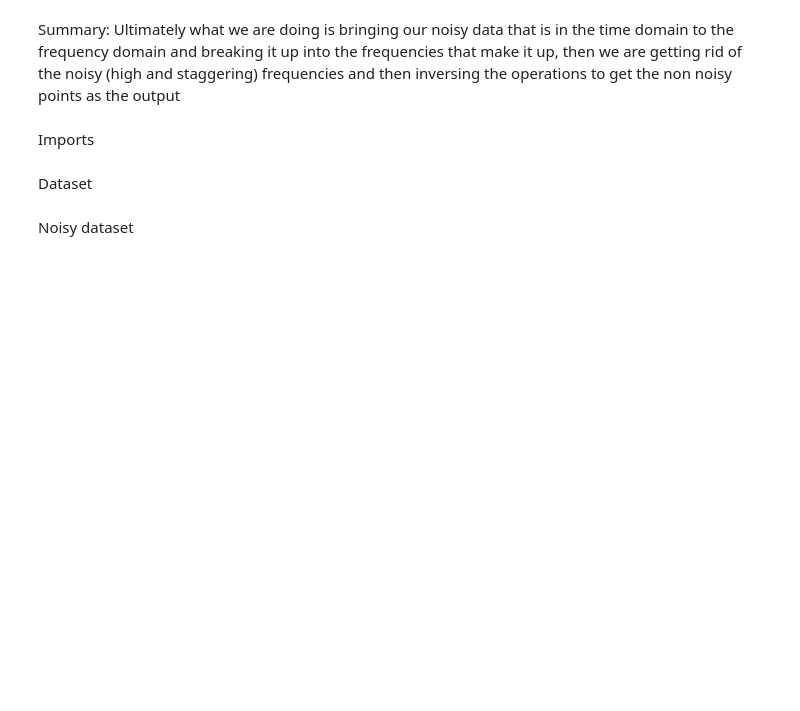
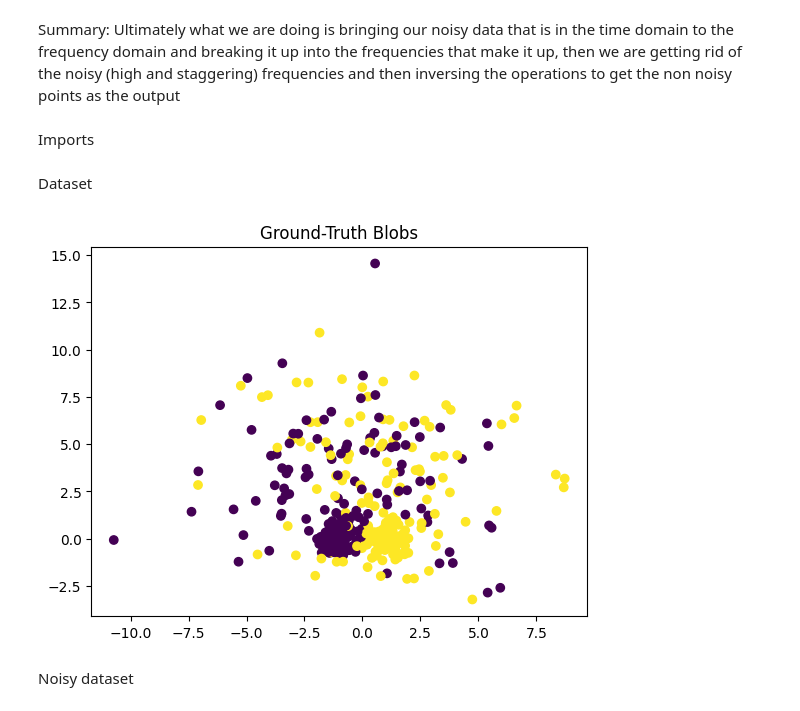
Before and after one commit to RobinB1lo/New-HDBSCAN, a Jupyter notebook: trials/deconvolutionKDE.ipynb, the cells around one changed output. Saved outputs shown, nothing was run; the diff lists cells and outputs as text; code cells hidden in the pictures; blank space fills up the shorter version.

```diff
--- a/trials/deconvolutionKDE.ipynb
+++ b/trials/deconvolutionKDE.ipynb
@@ -15,23 +16,25 @@ from fast_hdbscan.boruvka import sample_weight_core_distance
 # %% [markdown]
 Dataset
 # %%
-centers = [[-4.0, 0.0], [-4.0, 3.0], [4.0, 0.0], [4.0, 3.0]]
+centers = [[-1.0, 0.0], [-1.0, 3.0], [1.0, 0.0], [1.0, 3.0]]
 clusters_std = [0.5, 3.0, 0.5, 3.0]
 
 n_per_comp = [100, 100, 100, 100]
 
 X, raw_labels = make_blobs(
     n_samples = n_per_comp,
     centers = centers,
     cluster_std = clusters_std,
     random_state = 42
 )
 
 true_labels = raw_labels // 2
 
 plt.scatter(X[:,0], X[:,1], c=true_labels, cmap='viridis')
 plt.title("Ground-Truth Blobs")
 plt.show()
+# %% [output]
+[figure, added]
 # %% [markdown]
 Noisy dataset
 # %%
```
Also changed, not shown: parts of 11 cells of this notebook, 1 other file.
